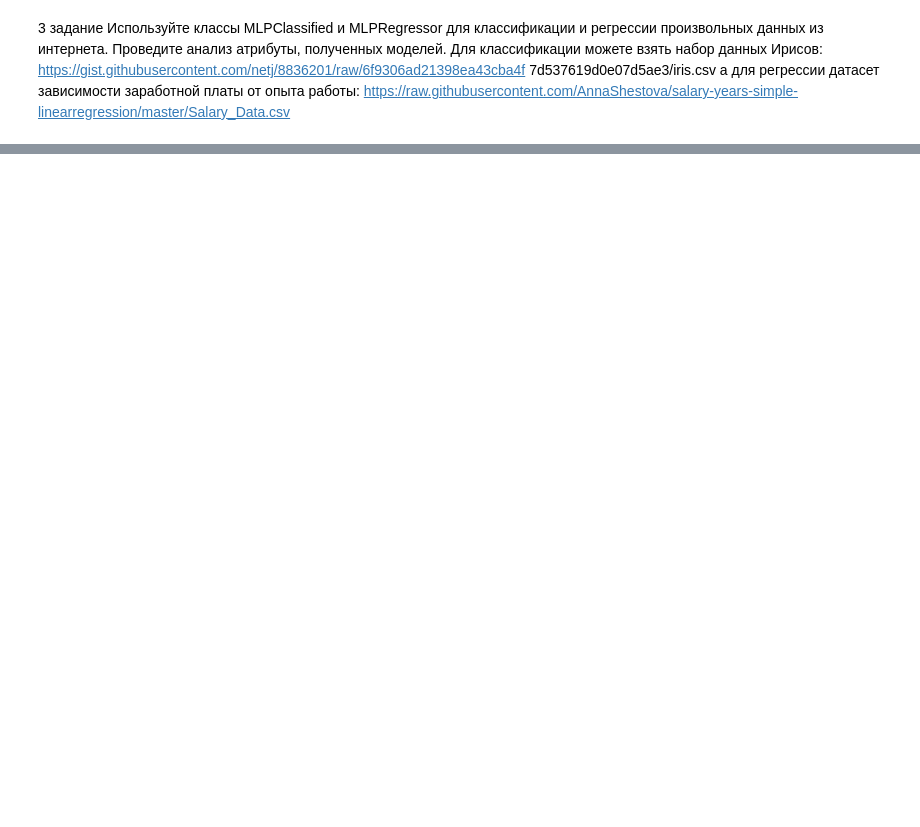
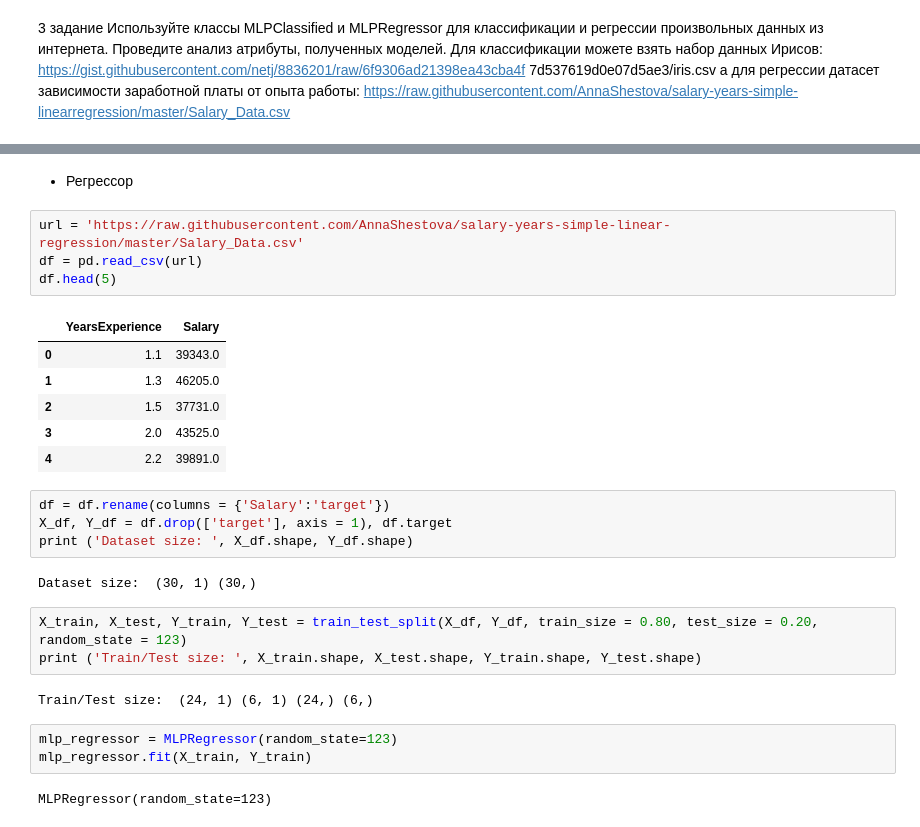
Before and after one commit to smurfac4/II, a Jupyter notebook: artificial intelligence/7/7_тетрадь_Ульянов_Никита_Владимирович_ИКБО_29_22.ipynb, the cells around one changed output, grey strips where cells are left out. Saved outputs shown, nothing was run; the diff lists cells and outputs as text; blank space fills up the shorter version.

```diff
--- a/artificial intelligence/7/7_тетрадь_Ульянов_Никита_Владимирович_ИКБО_29_22.ipynb
+++ b/artificial intelligence/7/7_тетрадь_Ульянов_Никита_Владимирович_ИКБО_29_22.ipynb
@@ -195,0 +410,29 @@ URLError: <urlopen error [Errno 11001] getaddrinfo failed>
+# %% [markdown]
++ Регрессор
+# %%
+url = 'https://raw.githubusercontent.com/AnnaShestova/salary-years-simple-linear-regression/master/Salary_Data.csv'
+df = pd.read_csv(url)
+df.head(5)
+# %% [output]
+|  | YearsExperience | Salary |
+| 0 | 1.1 | 39343.0 |
+| 1 | 1.3 | 46205.0 |
+| 2 | 1.5 | 37731.0 |
+| 3 | 2.0 | 43525.0 |
+| 4 | 2.2 | 39891.0 |
+# %%
+df = df.rename(columns = {'Salary':'target'})
+X_df, Y_df = df.drop(['target'], axis = 1), df.target
+print ('Dataset size: ', X_df.shape, Y_df.shape)
+# %% [output]
+Dataset size:  (30, 1) (30,)
+# %%
+X_train, X_test, Y_train, Y_test = train_test_split(X_df, Y_df, train_size = 0.80, test_size = 0.20, random_state = 123)
+print ('Train/Test size: ', X_train.shape, X_test.shape, Y_train.shape, Y_test.shape)
+# %% [output]
+Train/Test size:  (24, 1) (6, 1) (24,) (6,)
+# %%
+mlp_regressor = MLPRegressor(random_state=123)
+mlp_regressor.fit(X_train, Y_train)
+# %% [output]
+MLPRegressor(random_state=123)
```
Also changed, not shown: parts of 27 cells of this notebook, 3 other files.
